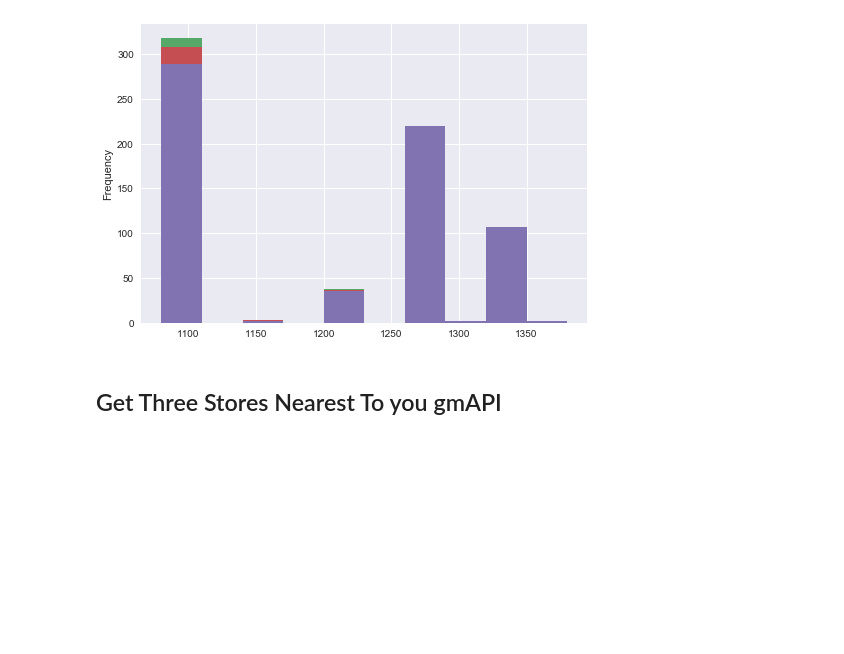
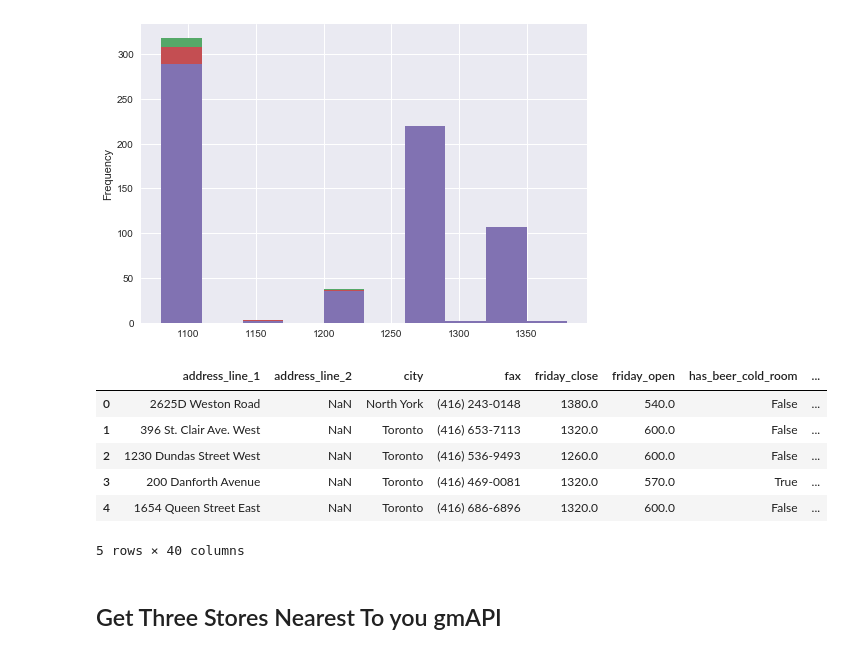
Before and after one commit to BobbyTaylor82/Project2, a Jupyter notebook: groupProject/python_Group.ipynb, the cells around one changed output. Saved outputs shown, nothing was run; the diff lists cells and outputs as text; code cells hidden in the pictures; blank space fills up the shorter version.

```diff
--- a/groupProject/python_Group.ipynb
+++ b/groupProject/python_Group.ipynb
@@ -376,6 +374,16 @@ df_Stores.thursday_close.plot(kind='hist')
 # %% [output]
 <matplotlib.axes._subplots.AxesSubplot at 0x...>
 [figure]
+# %%
+df_Stores.head()
+# %% [output]
+|  | address_line_1 | address_line_2 | city | fax | friday_close | friday_open | has_beer_cold_room | ... |
+| 0 | 2625D Weston Road | NaN | North York | (416) 243-0148 | 1380.0 | 540.0 | False | ... |
+| 1 | 396 St. Clair Ave. West | NaN | Toronto | (416) 653-7113 | 1320.0 | 600.0 | False | ... |
+| 2 | 1230 Dundas Street West | NaN | Toronto | (416) 536-9493 | 1260.0 | 600.0 | False | ... |
+| 3 | 200 Danforth Avenue | NaN | Toronto | (416) 469-0081 | 1320.0 | 570.0 | True | ... |
+| 4 | 1654 Queen Street East | NaN | Toronto | (416) 686-6896 | 1320.0 | 600.0 | False | ... |
+5 rows × 40 columns
 # %% [markdown]
 ## Get Three Stores Nearest To you gmAPI
 # %%
```
Also changed, not shown: parts of 1 cell of this notebook, 6 other files.
